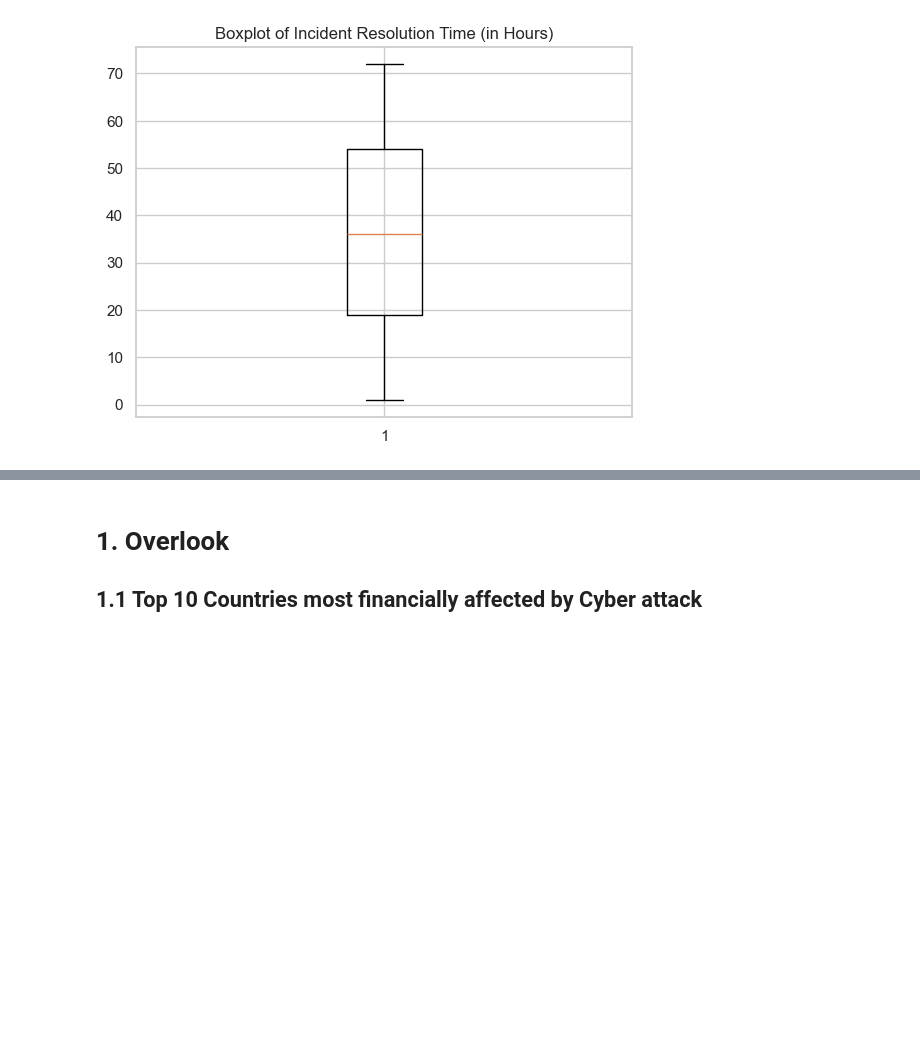
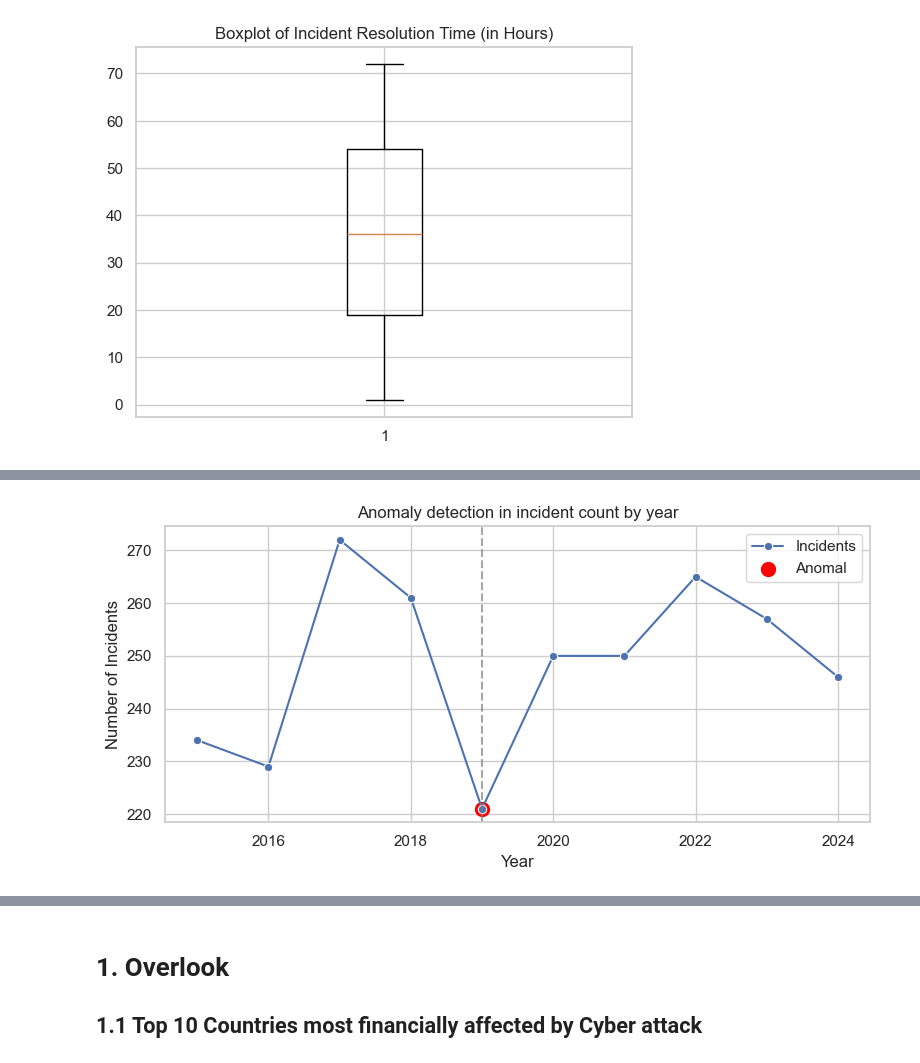
Before and after one commit to immaFrogUwU/Cyber-Security-Threats, a Jupyter notebook: Data_Storytelling_Cyber_Security_Threats.ipynb, the cells around one changed output, grey strips where cells are left out. Saved outputs shown, nothing was run; the diff lists cells and outputs as text; code cells hidden in the pictures; blank space fills up the shorter version.

```diff
--- a/Data_Storytelling_Cyber_Security_Threats.ipynb
+++ b/Data_Storytelling_Cyber_Security_Threats.ipynb
@@ -178,0 +194,4 @@ fig.show()
+# %%
+yearly_incidents = cybersec_cleaned['Year'].value_counts().sort_index()
+df_incidents_1 = pd.DataFrame({'Year': yearly_incidents.index, 'Incidents': yearly_incidents.values})
+df_incidents_1
@@ -178,0 +212,5 @@ fig.show()
+# %%
+model = IsolationForest(contamination=0.1, random_state=42)
+df_incidents_1['Anomaly'] = model.fit_predict(df_incidents_1[['Incidents']])
+df_incidents_1['Anomaly_Label'] = df_incidents_1['Anomaly'].map({1: 'Normal', -1: 'Anomal'})
+df_incidents_1
@@ -178,0 +229,16 @@ fig.show()
+# %%
+plt.figure(figsize=(8,4))
+sns.lineplot(data=df_incidents, x='Year', y='Incidents', marker='o', label='Incidents')
+# Tô đậm các điểm bất thường
+anomalies = df_incidents_1[df_incidents_1['Anomaly'] == -1]
+plt.scatter(anomalies['Year'], anomalies['Incidents'], color='red', s=100, label='Anomal')
+plt.axvline(2019, color='gray', linestyle='--', alpha=0.7)
+plt.title("Anomaly detection in incident count by year")
+plt.xlabel("Year")
+plt.ylabel("Number of Incidents")
+plt.legend()
+plt.grid(True)
+plt.tight_layout()
+plt.show()
+# %% [output]
+[figure, added]
```
Also changed, not shown: parts of 11 cells of this notebook.
